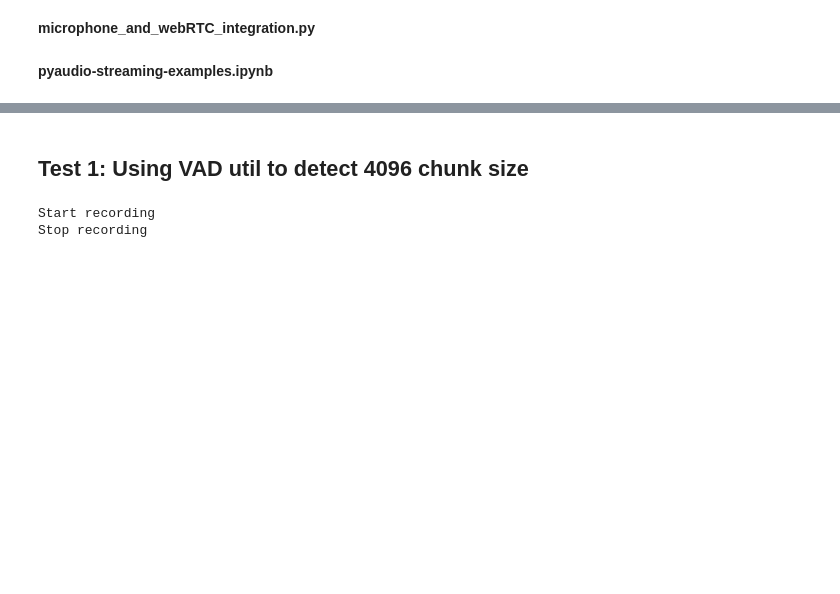
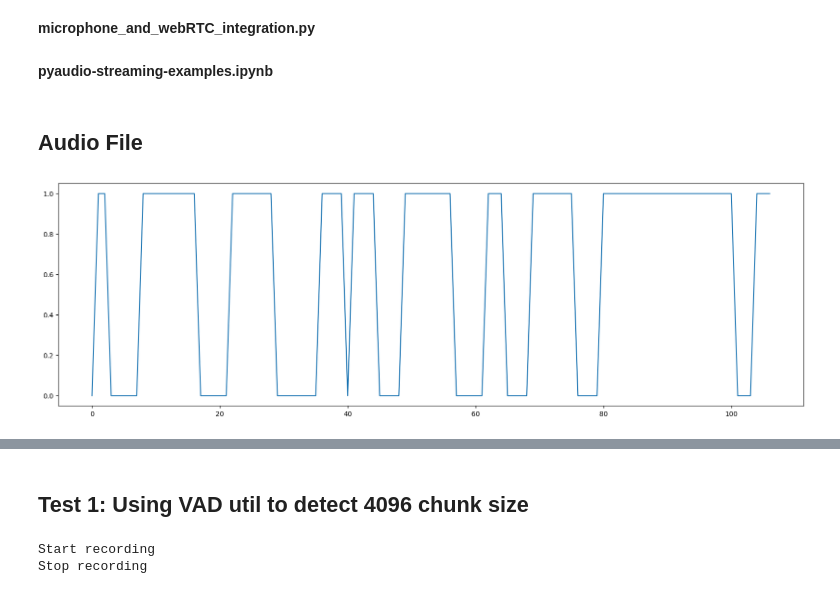
Before and after one commit to johnlohjy/asr_live, a Jupyter notebook: vad_testing.ipynb, the cells around one changed output, grey strips where cells are left out. Drawn from its saved outputs; the diff is of its cells as text; code cells hidden in the pictures; blank space fills up the shorter version.

```diff
--- a/vad_testing.ipynb
+++ b/vad_testing.ipynb
@@ -129,3 +129,63 @@ plt.figure(figsize=(20,6))
 plt.plot(voiced_confidences)
 plt.show()
 '''
+# %% [markdown]
+## **Audio File**
+# %%
+import numpy as np
+from vad import VoiceActivityDetector
+
+# Provided by Alexander Veysov
+def int2float(sound):
+    abs_max = np.abs(sound).max()
+    sound = sound.astype('float32')
+    if abs_max > 0:
+        sound *= 1/32768
+    sound = sound.squeeze()  # depends on the use case
+    return sound
+
+# Load the Silero VAD model
+vad_model_path = './silero_vad.onnx'
+vad_detector = VoiceActivityDetector(vad_model_path)
+# %%
+import numpy as np
+import wave
+import matplotlib.pylab as plt
+
+chunk = 4096
+def bytes_to_float_array(data):
+    """
+    Converts the given byte string to a NumPy float32 array.
+    (Ensure the dtype matches your audio format.)
+    """
+    return np.frombuffer(data, dtype=np.float32)
+
+voiced_confidences = []
+
+filename = "./sample.wav"
+with wave.open(filename, "rb") as wavfile:
+    try:
+        while True:
+            data = wavfile.readframes(chunk)
+            if data == b"":
+                break
+
+            audio_array = bytes_to_float_array(data)
+            audio_array = audio_array.tobytes()
+            audio_float32 = int2float(np.frombuffer(audio_array, np.int16))
+
+            new_confidence = vad_detector(audio_float32)
+            if new_confidence:
+                voiced_confidences.append(1)
+            else:
+                voiced_confidences.append(0)
+        wavfile.close()
+    except KeyboardInterrupt:
+        wavfile.close()
+        print("KeyboardInterrupt")
+
+plt.figure(figsize=(20,6))
+plt.plot(voiced_confidences)
+plt.show()
+# %% [output]
+[figure, added]
```
Also changed, not shown: parts of 3 cells of this notebook, 1 other file.
